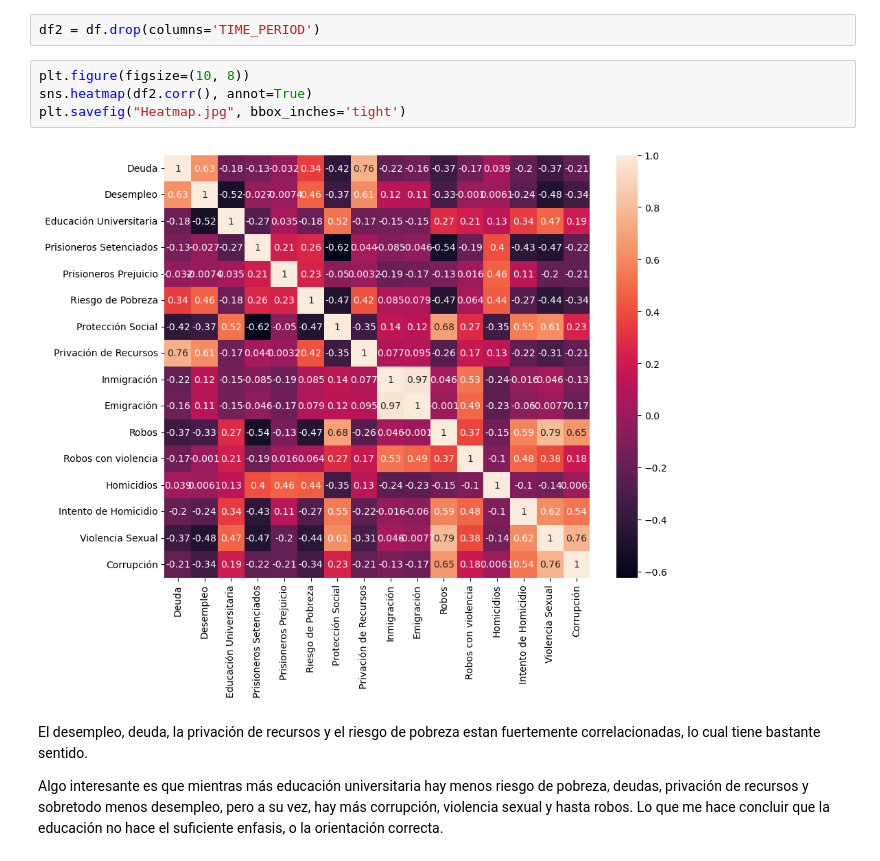
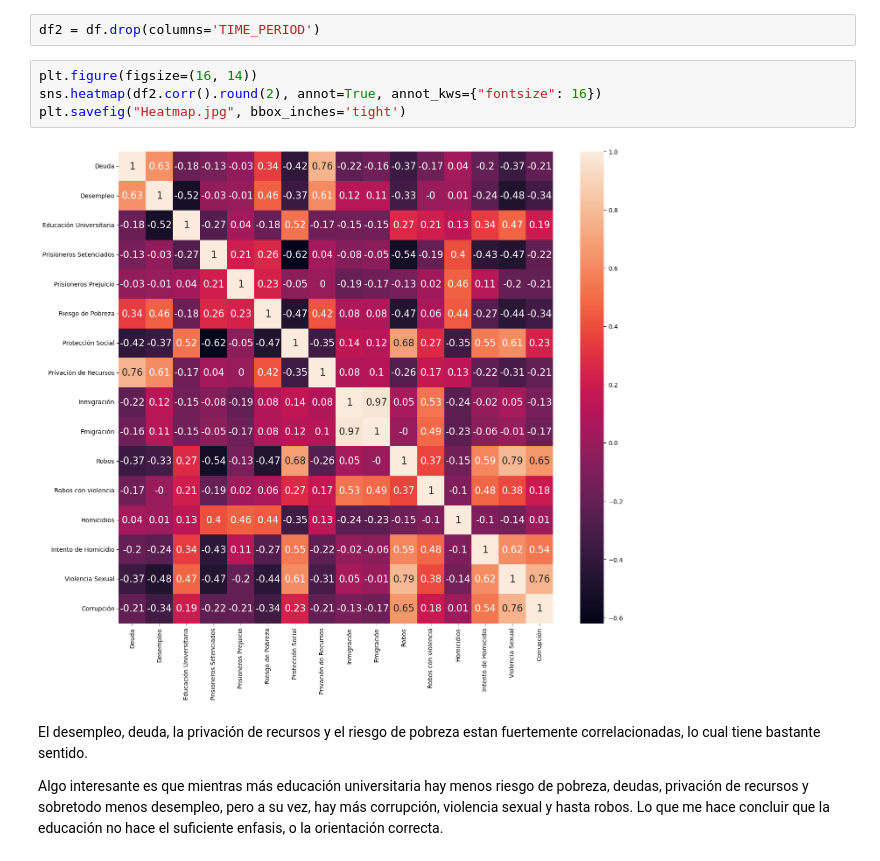
Before and after one commit to LeonBali3110/Clasificando-el-crimen, a Jupyter notebook: heatmap.ipynb, the cells around one changed output. Cells and saved outputs as stored; diff of their text form.

```diff
--- a/heatmap.ipynb
+++ b/heatmap.ipynb
@@ -64,11 +64,11 @@ df_1 = df.round(2)
 # %%
 df2 = df.drop(columns='TIME_PERIOD')
 # %%
-plt.figure(figsize=(10, 8))
-sns.heatmap(df2.corr(), annot=True)
+plt.figure(figsize=(16, 14))
+sns.heatmap(df2.corr().round(2), annot=True, annot_kws={"fontsize": 16})
 plt.savefig("Heatmap.jpg", bbox_inches='tight')
 # %% [output]
-[figure, old version]
+[figure, new version]
 # %% [markdown]
 El desempleo, deuda, la privación de recursos y el riesgo de pobreza estan fuertemente correlacionadas, lo cual tiene bastante sentido.
 
```
Also changed, not shown: 1 other file.
